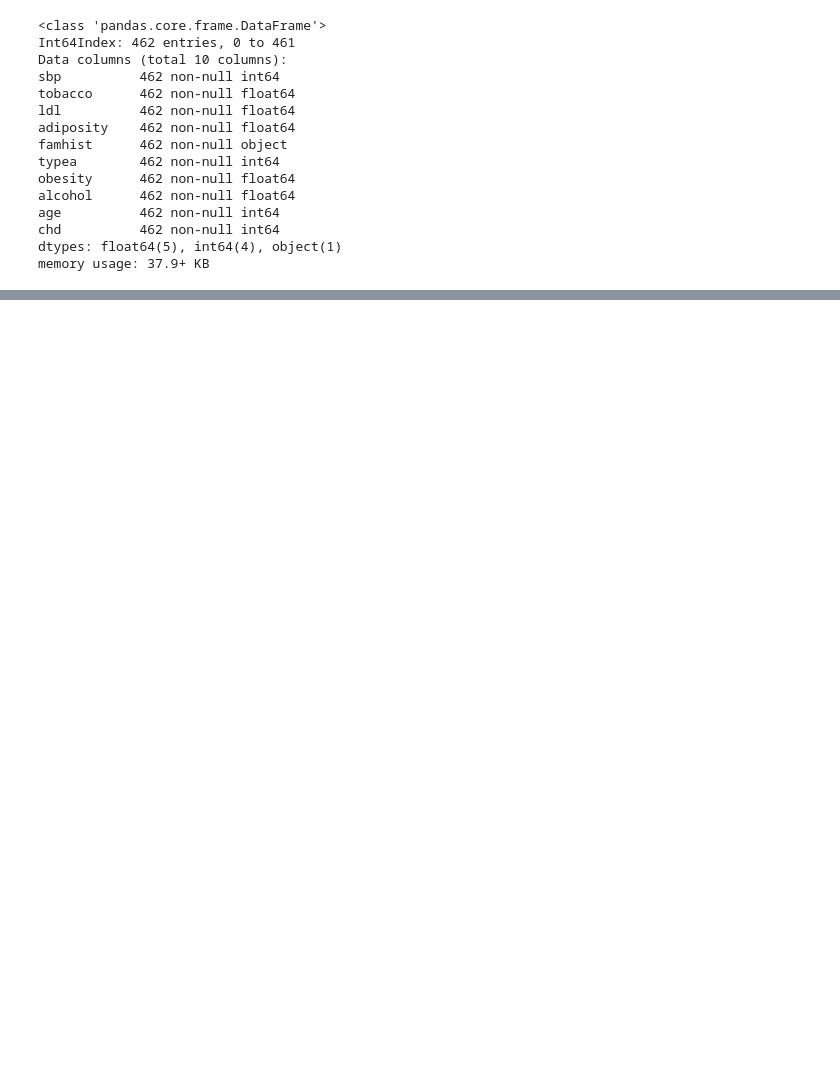
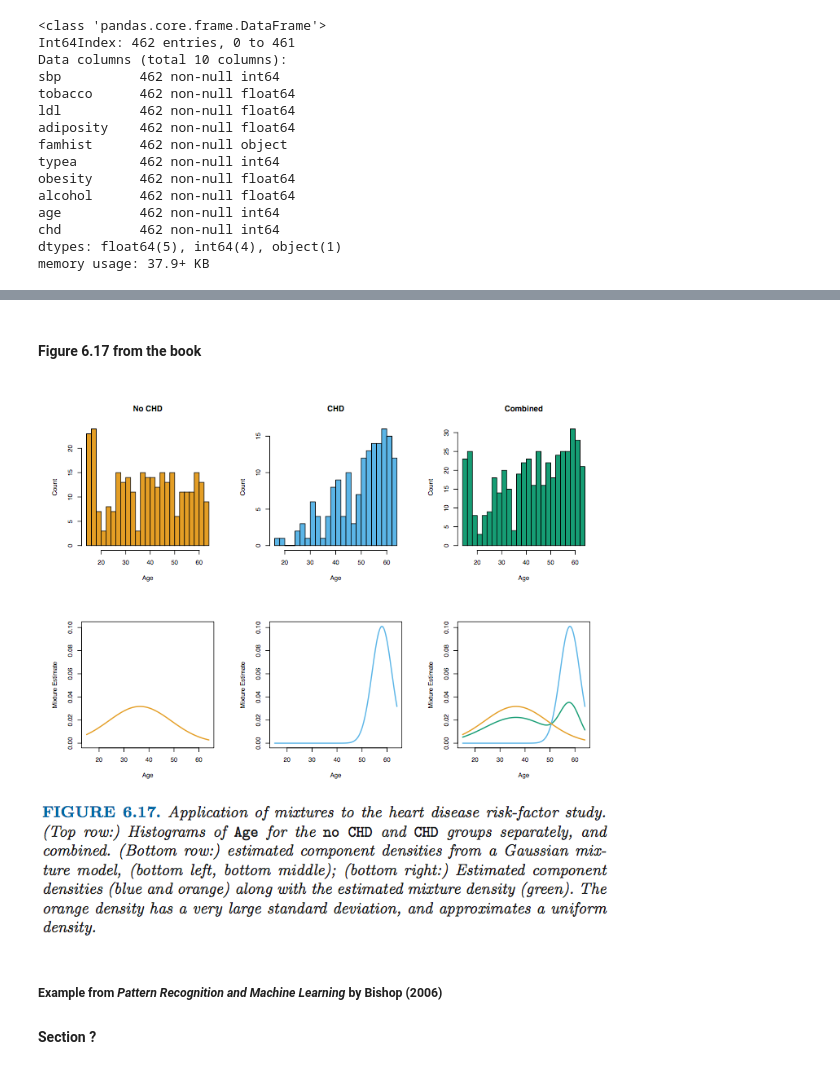
Before and after one commit to AI-Stuff/Various-Machine-Learning-bits, a Jupyter notebook: Gaussian.Mixture.Models.ipynb, the cells around one changed output, grey strips where cells are left out. Drawn from its saved outputs; the diff is of its cells as text; code cells hidden in the pictures; blank space fills up the shorter version.

```diff
--- a/Gaussian.Mixture.Models.ipynb
+++ b/Gaussian.Mixture.Models.ipynb
@@ -94,0 +97,9 @@ for ax in fig.axes:
+# %% [markdown]
+#### Figure 6.17 from the book
+# %%
+Image(filename='data/ESL Fig 6.17.png')
+# %% [output]
+[figure, added]
+# %% [markdown]
+##### Example from <i>Pattern Recognition and Machine Learning</i> by Bishop (2006)<BR>
+#### Section ?
```
Also changed, not shown: parts of 9 cells of this notebook, 2 other files.
